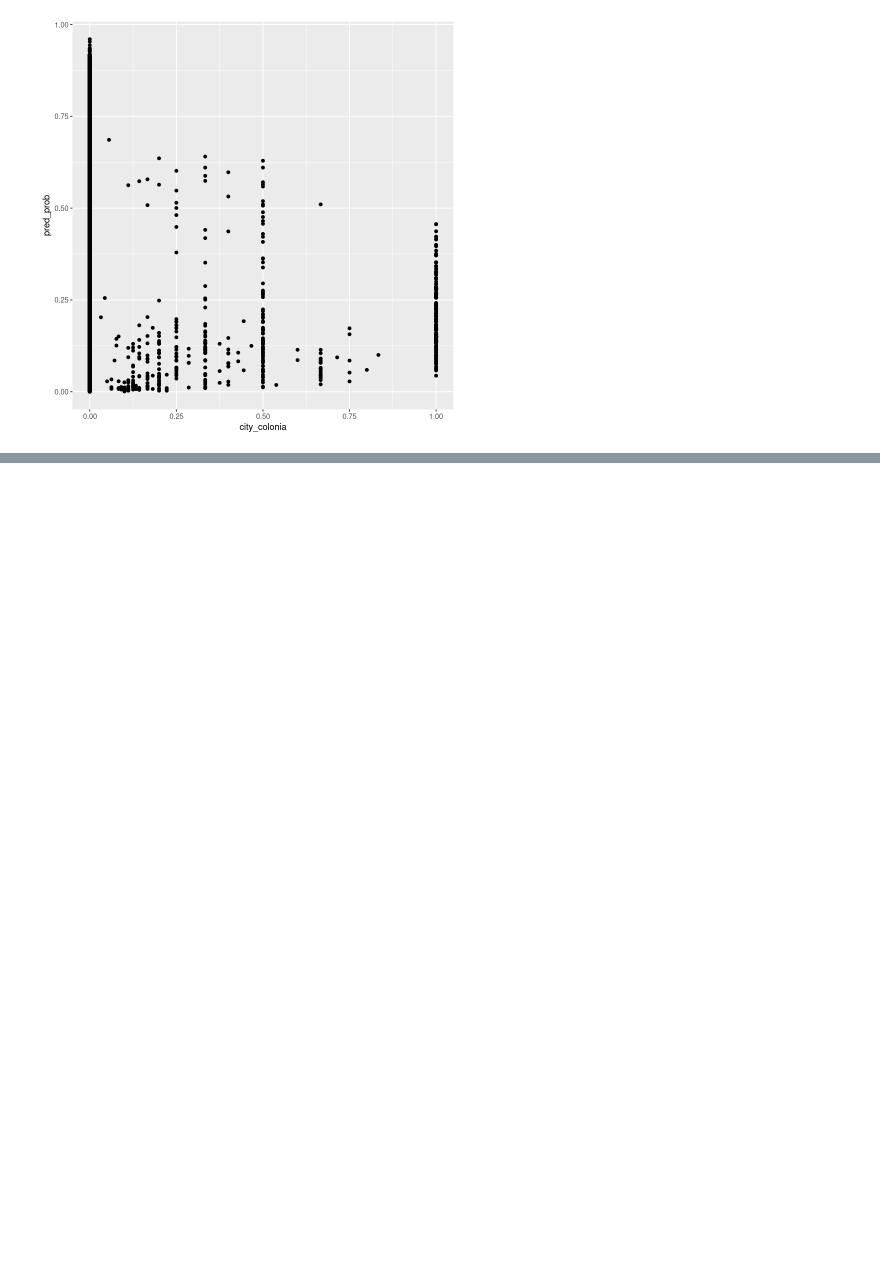
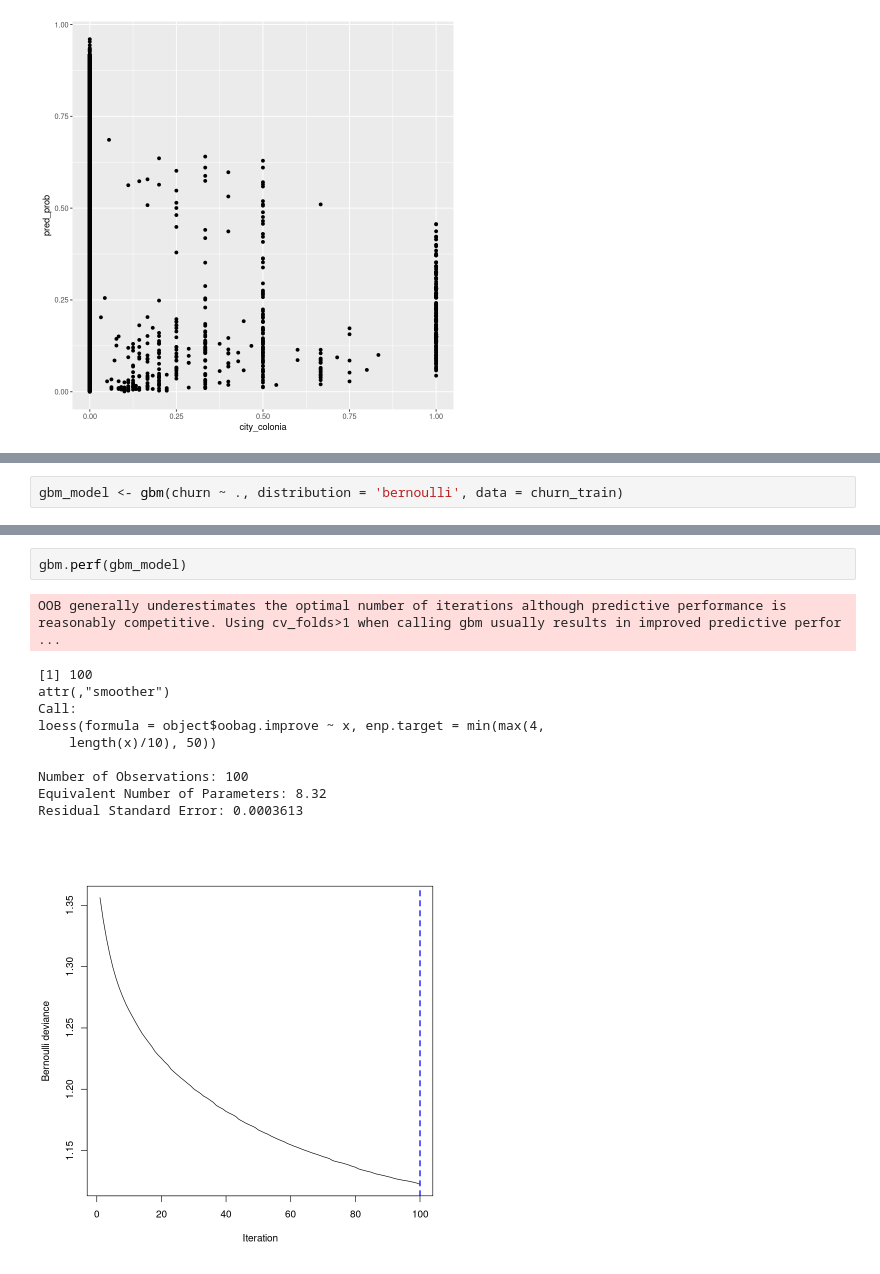
Before and after one commit to creyesp/r-course, a Jupyter notebook: notebooks/Obligatorio.ipynb, the cells around one changed output, grey strips where cells are left out. Saved outputs shown, nothing was run; the diff lists cells and outputs as text; blank space fills up the shorter version.

```diff
--- a/notebooks/Obligatorio.ipynb
+++ b/notebooks/Obligatorio.ipynb
@@ -651,0 +719,2 @@ churn_train %>%
+# %%
+gbm_model <- gbm(churn ~ ., distribution = 'bernoulli', data = churn_train)
@@ -651,0 +724,14 @@ churn_train %>%
+# %%
+gbm.perf(gbm_model)
+# %% [output]
+OOB generally underestimates the optimal number of iterations although predictive performance is reasonably competitive. Using cv_folds>1 when calling gbm usually results in improved predictive perfor ...
+[1] 100
+attr(,"smoother")
+Call:
+loess(formula = object$oobag.improve ~ x, enp.target = min(max(4,
+    length(x)/10), 50))
+
+Number of Observations: 100
+Equivalent Number of Parameters: 8.32
+Residual Standard Error: 0.0003613
+[figure, added]
```
Also changed, not shown: parts of 42 cells of this notebook, 7 other files.
